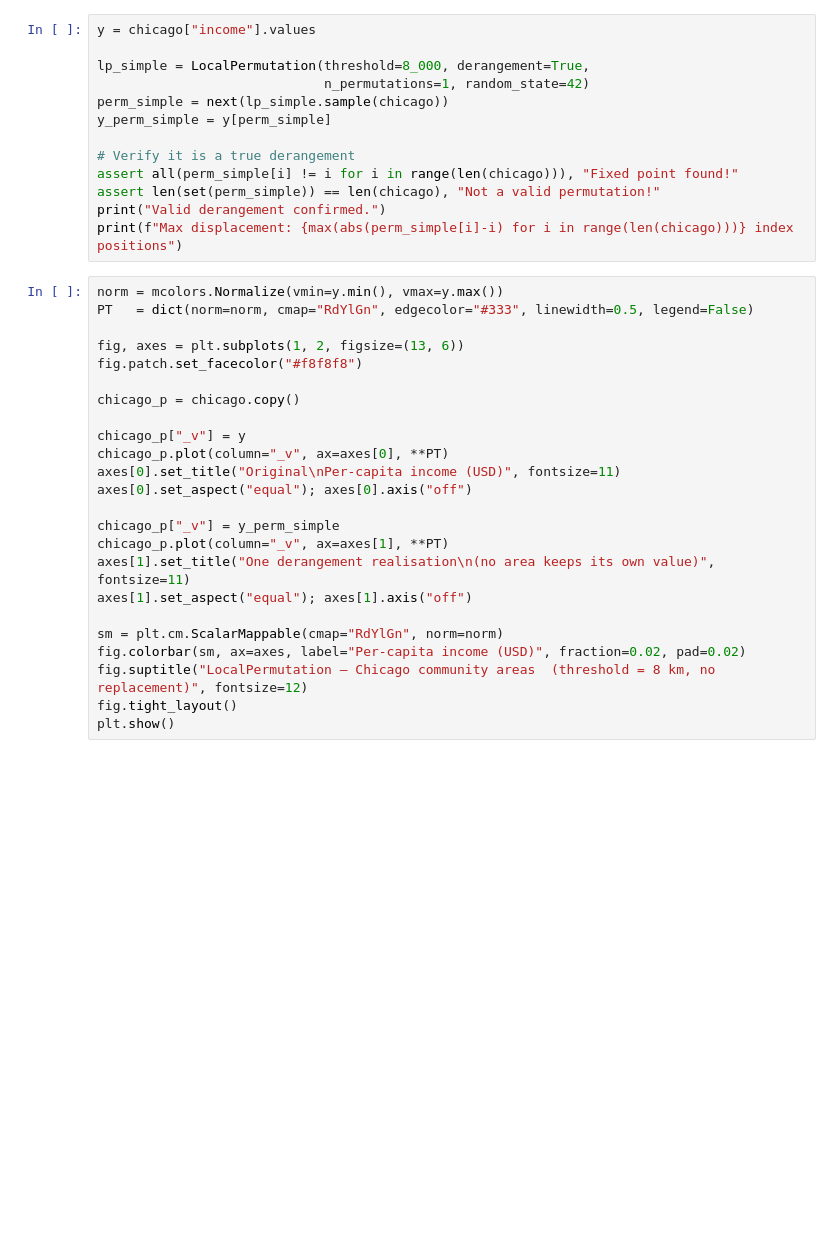
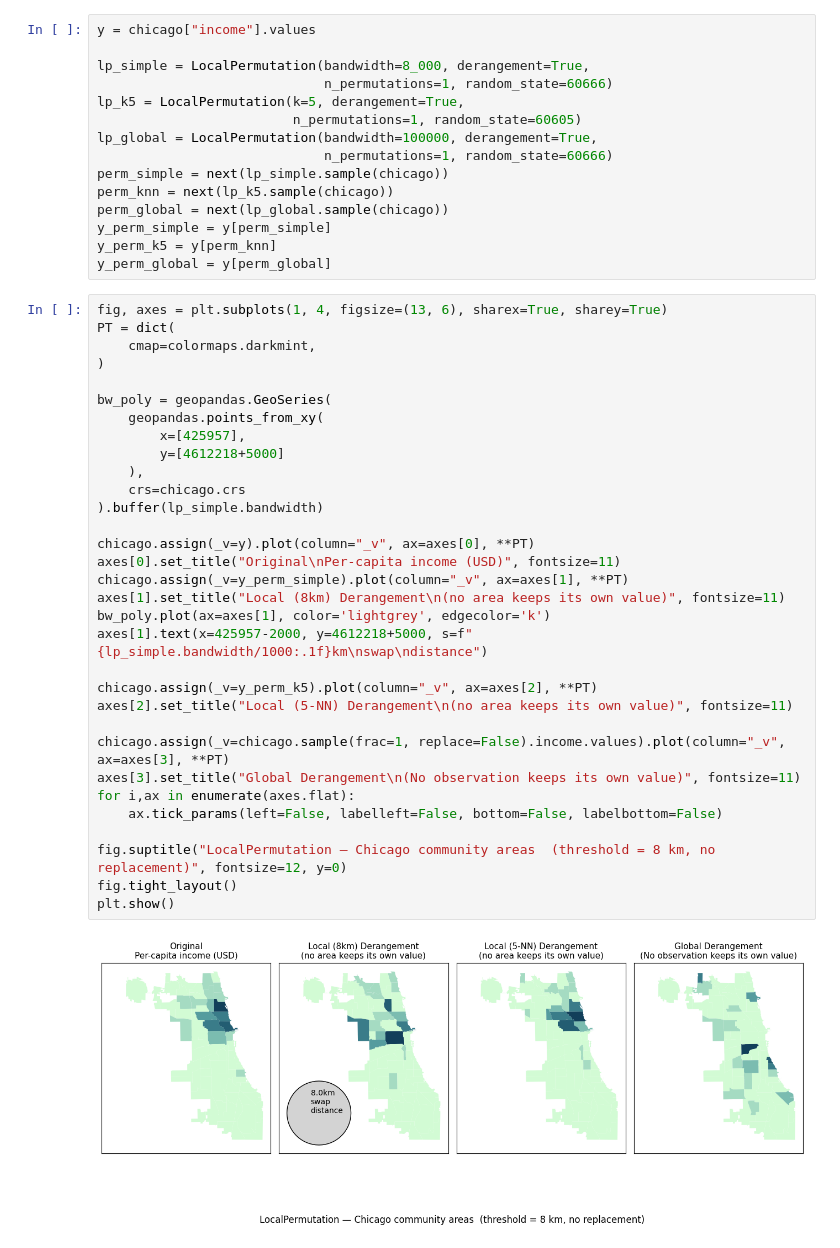
Before and after one commit to ljwolf/geovalidate, a Jupyter notebook: examples/local_permutation.ipynb, the cells around one changed output. Cells and saved outputs as stored; diff of their text form; blank space fills up the shorter version.

Commit message:
add local permutation options akin to local bootstrap

```diff
--- a/examples/local_permutation.ipynb
+++ b/examples/local_permutation.ipynb
@@ -55,38 +36,50 @@ print(f"n = {len(chicago)} community areas")
 # %%
 y = chicago["income"].values
 
-lp_simple = LocalPermutation(threshold=8_000, derangement=True,
-                             n_permutations=1, random_state=42)
+lp_simple = LocalPermutation(bandwidth=8_000, derangement=True,
+                             n_permutations=1, random_state=60666)
+lp_k5 = LocalPermutation(k=5, derangement=True,
+                         n_permutations=1, random_state=60605)
+lp_global = LocalPermutation(bandwidth=100000, derangement=True,
+                             n_permutations=1, random_state=60666)
 perm_simple = next(lp_simple.sample(chicago))
+perm_knn = next(lp_k5.sample(chicago))
+perm_global = next(lp_global.sample(chicago))
 y_perm_simple = y[perm_simple]
-
-# Verify it is a true derangement
-assert all(perm_simple[i] != i for i in range(len(chicago))), "Fixed point found!"
-assert len(set(perm_simple)) == len(chicago), "Not a valid permutation!"
-print("Valid derangement confirmed.")
-print(f"Max displacement: {max(abs(perm_simple[i]-i) for i in range(len(chicago)))} index positions")
+y_perm_k5 = y[perm_knn]
+y_perm_global = y[perm_global]
 # %%
-norm = mcolors.Normalize(vmin=y.min(), vmax=y.max())
-PT   = dict(norm=norm, cmap="RdYlGn", edgecolor="#333", linewidth=0.5, legend=False)
+fig, axes = plt.subplots(1, 4, figsize=(13, 6), sharex=True, sharey=True)
+PT = dict(
+    cmap=colormaps.darkmint,
+)
 
-fig, axes = plt.subplots(1, 2, figsize=(13, 6))
-fig.patch.set_facecolor("#f8f8f8")
+bw_poly = geopandas.GeoSeries(
+    geopandas.points_from_xy(
+        x=[425957],
+        y=[4612218+5000]
+    ),
+    crs=chicago.crs
+).buffer(lp_simple.bandwidth)
 
-chicago_p = chicago.copy()
+chicago.assign(_v=y).plot(column="_v", ax=axes[0], **PT)
+axes[0].set_title("Original\nPer-capita income (USD)", fontsize=11)
+chicago.assign(_v=y_perm_simple).plot(column="_v", ax=axes[1], **PT)
+axes[1].set_title("Local (8km) Derangement\n(no area keeps its own value)", fontsize=11)
+bw_poly.plot(ax=axes[1], color='lightgrey', edgecolor='k')
+axes[1].text(x=425957-2000, y=4612218+5000, s=f"{lp_simple.bandwidth/1000:.1f}km\nswap\ndistance")
 
-chicago_p["_v"] = y
-chicago_p.plot(column="_v", ax=axes[0], **PT)
-axes[0].set_title("Original\nPer-capita income (USD)", fontsize=11)
-axes[0].set_aspect("equal"); axes[0].axis("off")
+chicago.assign(_v=y_perm_k5).plot(column="_v", ax=axes[2], **PT)
+axes[2].set_title("Local (5-NN) Derangement\n(no area keeps its own value)", fontsize=11)
 
-chicago_p["_v"] = y_perm_simple
-chicago_p.plot(column="_v", ax=axes[1], **PT)
-axes[1].set_title("One derangement realisation\n(no area keeps its own value)", fontsize=11)
-axes[1].set_aspect("equal"); axes[1].axis("off")
+chicago.assign(_v=chicago.sample(frac=1, replace=False).income.values).plot(column="_v", ax=axes[3], **PT)
+axes[3].set_title("Global Derangement\n(No observation keeps its own value)", fontsize=11)
+for i,ax in enumerate(axes.flat):
+    ax.tick_params(left=False, labelleft=False, bottom=False, labelbottom=False)
 
-sm = plt.cm.ScalarMappable(cmap="RdYlGn", norm=norm)
-fig.colorbar(sm, ax=axes, label="Per-capita income (USD)", fraction=0.02, pad=0.02)
-fig.suptitle("LocalPermutation — Chicago community areas  (threshold = 8 km, no replacement)", fontsize=12)
+fig.suptitle("LocalPermutation — Chicago community areas  (threshold = 8 km, no replacement)", fontsize=12, y=0)
 fig.tight_layout()
 plt.show()
+# %% [output]
+[figure, added]
 # %% [markdown]
```
Also changed, not shown: parts of 13 cells of this notebook, 3 other files.
